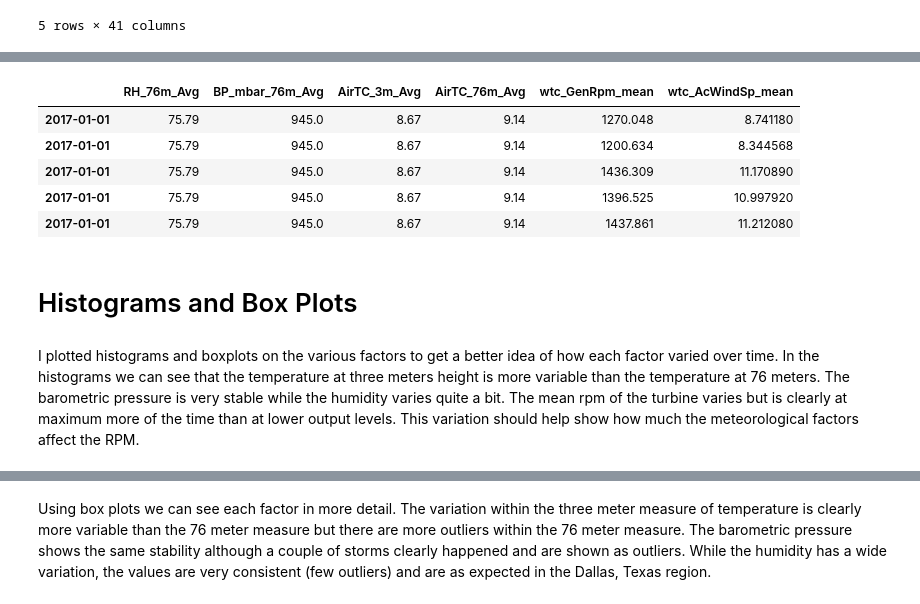
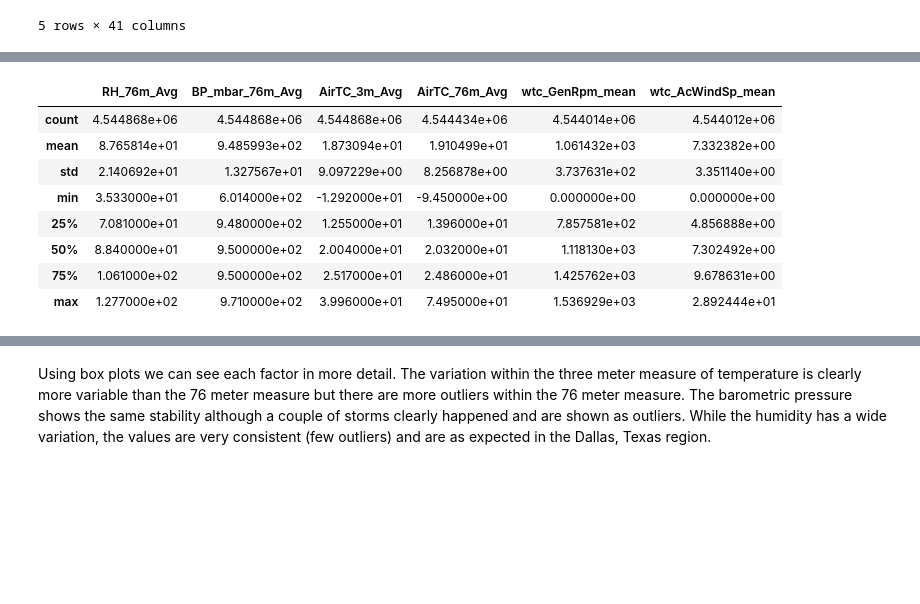
Before and after one commit to CaseyRMartinez/DataMiningProject1, a Jupyter notebook: MetTower (1).ipynb, the cells around one changed output, grey strips where cells are left out. Saved outputs shown, nothing was run; the diff lists cells and outputs as text; code cells hidden in the pictures; blank space fills up the shorter version.

```diff
--- a/MetTower (1).ipynb
+++ b/MetTower (1).ipynb
@@ -153,17 +186,14 @@ DatetimeIndex(['2017-01-01 00:00:00', '2017-01-01 00:00:00',
 # %%
 #Merging the meteorlogical and performance data
 df = df_m.merge(df_p,left_index=True,right_index=True)
-df.head()
+df.describe()
 # %% [output]
 |  | RH_76m_Avg | BP_mbar_76m_Avg | AirTC_3m_Avg | AirTC_76m_Avg | wtc_GenRpm_mean | wtc_AcWindSp_mean |
-| 2017-01-01 | 75.79 | 945.0 | 8.67 | 9.14 | 1270.048 | 8.741180 |
-| 2017-01-01 | 75.79 | 945.0 | 8.67 | 9.14 | 1200.634 | 8.344568 |
-| 2017-01-01 | 75.79 | 945.0 | 8.67 | 9.14 | 1436.309 | 11.170890 |
-| 2017-01-01 | 75.79 | 945.0 | 8.67 | 9.14 | 1396.525 | 10.997920 |
-| 2017-01-01 | 75.79 | 945.0 | 8.67 | 9.14 | 1437.861 | 11.212080 |
+| count | 4.544868e+06 | 4.544868e+06 | 4.544868e+06 | 4.544434e+06 | 4.544014e+06 | 4.544012e+06 |
+| mean | 8.765814e+01 | 9.485993e+02 | 1.873094e+01 | 1.910499e+01 | 1.061432e+03 | 7.332382e+00 |
+| std | 2.140692e+01 | 1.327567e+01 | 9.097229e+00 | 8.256878e+00 | 3.737631e+02 | 3.351140e+00 |
+| min | 3.533000e+01 | 6.014000e+02 | -1.292000e+01 | -9.450000e+00 | 0.000000e+00 | 0.000000e+00 |
+| 25% | 7.081000e+01 | 9.480000e+02 | 1.255000e+01 | 1.396000e+01 | 7.857581e+02 | 4.856888e+00 |
+| 50% | 8.840000e+01 | 9.500000e+02 | 2.004000e+01 | 2.032000e+01 | 1.118130e+03 | 7.302492e+00 |
+| 75% | 1.061000e+02 | 9.500000e+02 | 2.517000e+01 | 2.486000e+01 | 1.425762e+03 | 9.678631e+00 |
+| max | 1.277000e+02 | 9.710000e+02 | 3.996000e+01 | 7.495000e+01 | 1.536929e+03 | 2.892444e+01 |
-# %% [markdown]
-# Histograms and Box Plots
-# %% [markdown]
-I plotted histograms and boxplots on the various factors to get a better idea of how each factor varied over time.
-In the histograms we can see that the temperature at three meters height is more variable than the temperature at 76 meters. The barometric pressure is very stable while the humidity varies quite a bit.
-The mean rpm of the turbine varies but is clearly at maximum more of the time than at lower output levels. This variation should help show how much the meteorological factors affect the RPM.
```
Also changed, not shown: parts of 27 cells of this notebook.
